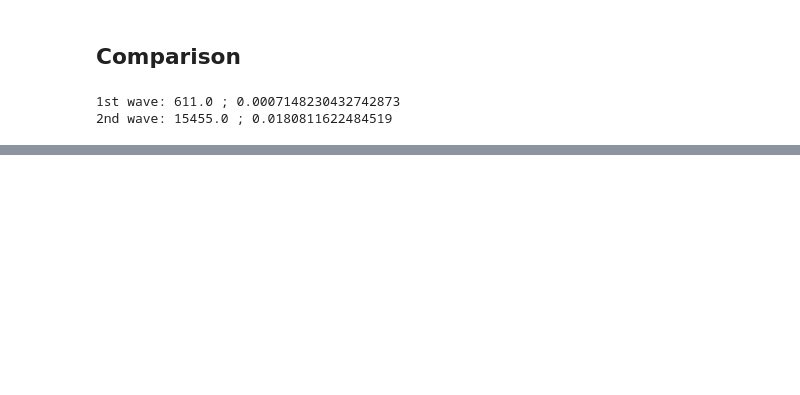
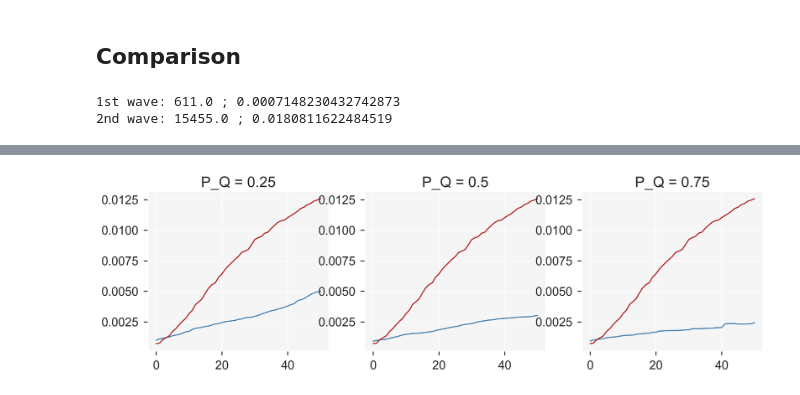
Before and after one commit to leo-pfeiffer/epi-sim, a Jupyter notebook: lib/experiments/4_model_validation.ipynb, the cells around one changed output, grey strips where cells are left out. Saved outputs shown, nothing was run; the diff lists cells and outputs as text; code cells hidden in the pictures; blank space fills up the shorter version.

```diff
--- a/lib/experiments/4_model_validation.ipynb
+++ b/lib/experiments/4_model_validation.ipynb
@@ -244,0 +243,9 @@ comparison_plot('first', model_nc_smooth, empirical_nc_smooth)
+# %%
+data_q = [
+    {'name': 'v_seirq_25_mobility_post', 'title': 'P_Q = 0.25'},
+    {'name': 'v_seirq_50_mobility_post', 'title': 'P_Q = 0.5'},
+    {'name': 'v_seirq_75_mobility_post', 'title': 'P_Q = 0.75'},
+]
+comparison_plot(data_q, first_wave, model_tc, empirical_tc)
+# %% [output]
+[figure, added]
```
Also changed, not shown: parts of 10 cells of this notebook, 1 other file.
